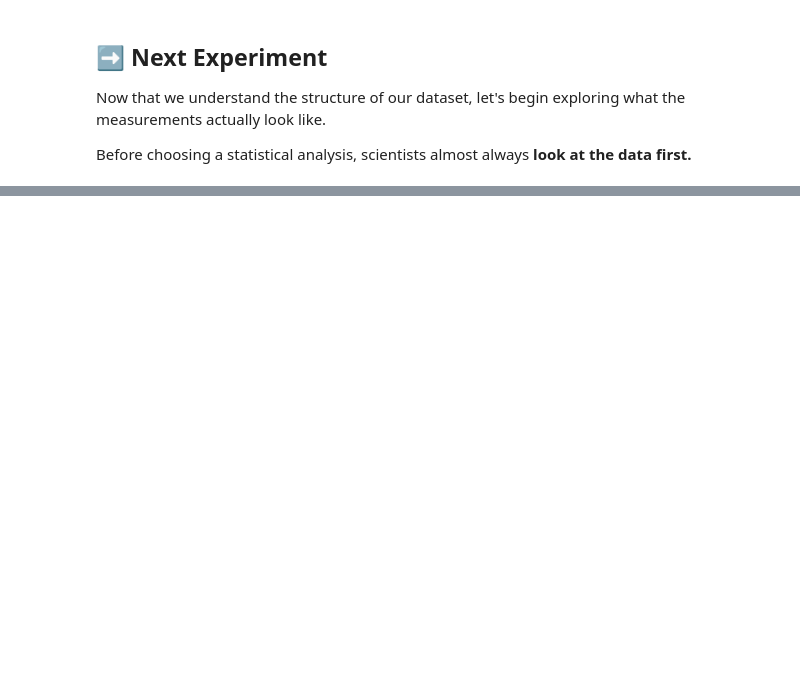
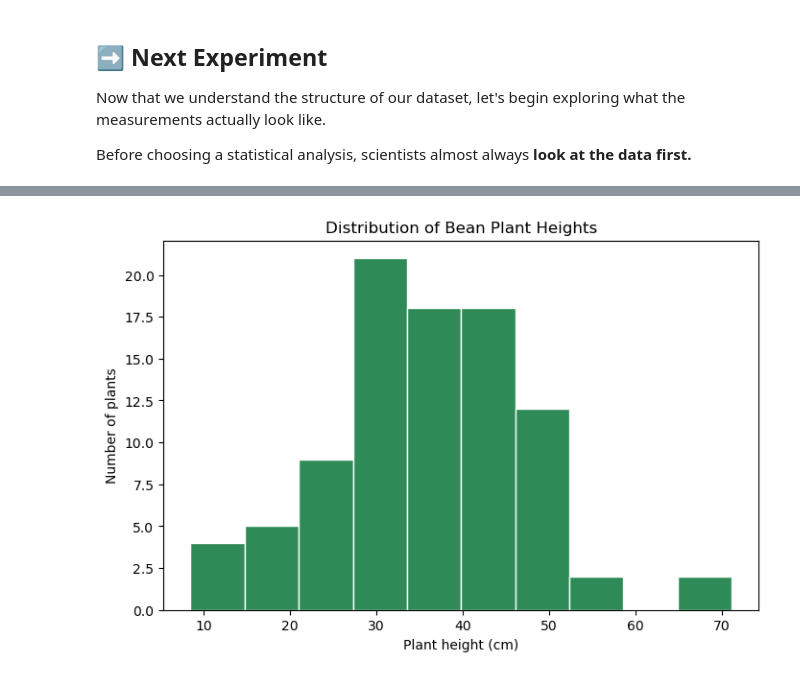
Before and after one commit to wendystjohn/computational-biology, a Jupyter notebook: content/greenhouse/GreenhouseStats.ipynb, the cells around one changed output, grey strips where cells are left out. Cells and saved outputs as stored; diff of their text form; code cells hidden in the pictures; blank space fills up the shorter version.

```diff
--- a/content/greenhouse/GreenhouseStats.ipynb
+++ b/content/greenhouse/GreenhouseStats.ipynb
@@ -168,0 +226,24 @@ Before choosing a statistical analysis, scientists almost always **look at the d
+# %%
+# Select height measurements for beans
+bean_heights = df[
+    (df["Species"] == "Bean") &
+    (df["Metric"] == "Height")
+]
+
+# Create a histogram
+plt.figure(figsize=(8, 5))
+
+plt.hist(
+    bean_heights["Value"],
+    bins=10,
+    color="seagreen",
+    edgecolor="white"
+)
+
+plt.xlabel("Plant height (cm)")
+plt.ylabel("Number of plants")
+plt.title("Distribution of Bean Plant Heights")
+
+plt.show()
+# %% [output]
+[figure, added]
```
Also changed, not shown: parts of 26 cells of this notebook.
